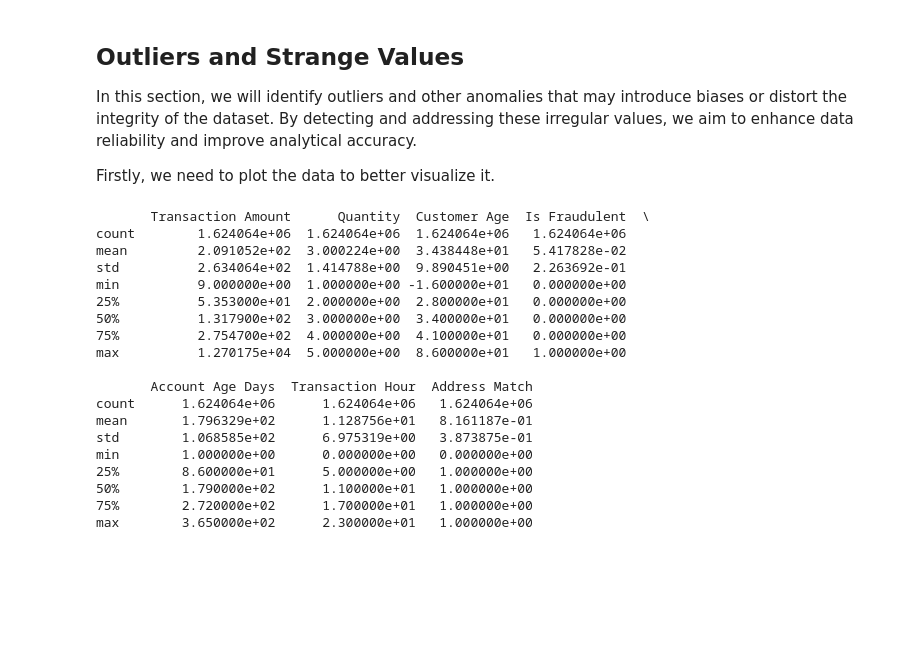
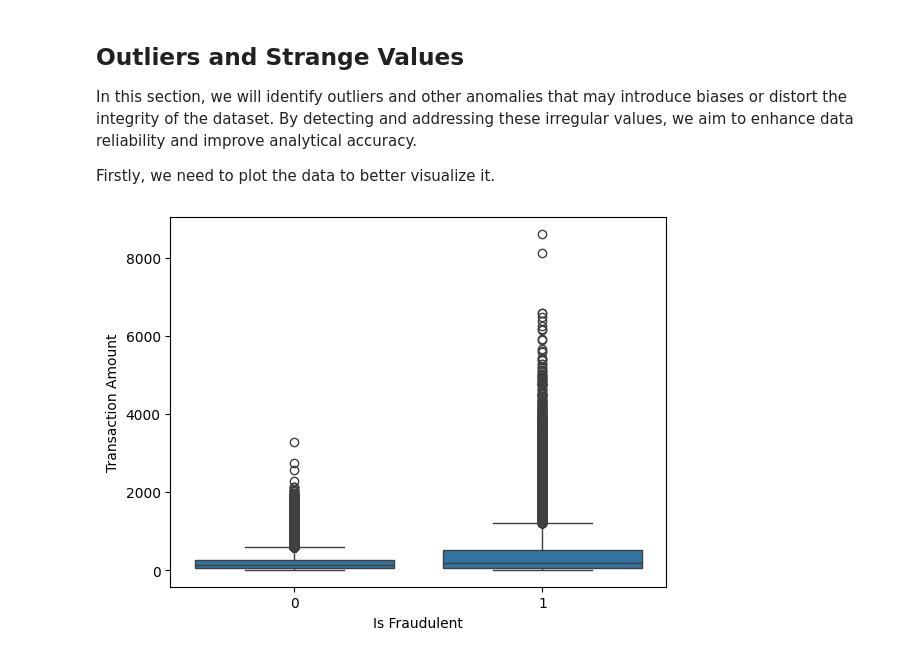
Before and after one commit to LsFaria04/Fraud_Detection_Supervised_Learning, a Jupyter notebook: Proj2.ipynb, the cells around one changed output. Cells and saved outputs as stored; diff of their text form; code cells hidden in the pictures; blank space fills up the shorter version.

Commit message:
Created a sample dataset and started searching for outliers ans strange values

```diff
--- a/Proj2.ipynb
+++ b/Proj2.ipynb
@@ -187,3 +184,12 @@ Number of NA values in column "Device Used " : 0
+# %%
+import os
+
+# only creates and stores a sample if it doesn't exists yet
+if not os.path.exists("Datasets/sample_dataset.csv"):
+    data_sample = merged_data.sample(frac=0.2)
+    data_sample.to_csv("Datasets/sample_dataset.csv", index=False)
+
+merged_data = pd.read_csv("Datasets/sample_dataset.csv")
 # %% [markdown]
 ## Outliers and Strange Values
 
@@ -191,24 +197,8 @@ In this section, we will identify outliers and other anomalies that may introduc
 
 Firstly, we need to plot the data to better visualize it.
 # %%
-print(merged_data.describe())
+#Transaction amount comparison between fraudulent and legitimate transactions
+sb.boxplot(x="Is Fraudulent", y="Transaction Amount", data=merged_data)
+plt.show()
 # %% [output]
-       Transaction Amount      Quantity  Customer Age  Is Fraudulent  \
-count        1.624064e+06  1.624064e+06  1.624064e+06   1.624064e+06
-mean         2.091052e+02  3.000224e+00  3.438448e+01   5.417828e-02
-std          2.634064e+02  1.414788e+00  9.890451e+00   2.263692e-01
-min          9.000000e+00  1.000000e+00 -1.600000e+01   0.000000e+00
-25%          5.353000e+01  2.000000e+00  2.800000e+01   0.000000e+00
-50%          1.317900e+02  3.000000e+00  3.400000e+01   0.000000e+00
-75%          2.754700e+02  4.000000e+00  4.100000e+01   0.000000e+00
-max          1.270175e+04  5.000000e+00  8.600000e+01   1.000000e+00
-
-       Account Age Days  Transaction Hour  Address Match
-count      1.624064e+06      1.624064e+06   1.624064e+06
-mean       1.796329e+02      1.128756e+01   8.161187e-01
-std        1.068585e+02      6.975319e+00   3.873875e-01
-min        1.000000e+00      0.000000e+00   0.000000e+00
-25%        8.600000e+01      5.000000e+00   1.000000e+00
-50%        1.790000e+02      1.100000e+01   1.000000e+00
-75%        2.720000e+02      1.700000e+01   1.000000e+00
-max        3.650000e+02      2.300000e+01   1.000000e+00
+[figure, added]
```
Also changed, not shown: parts of 8 cells of this notebook, 1 other file.
